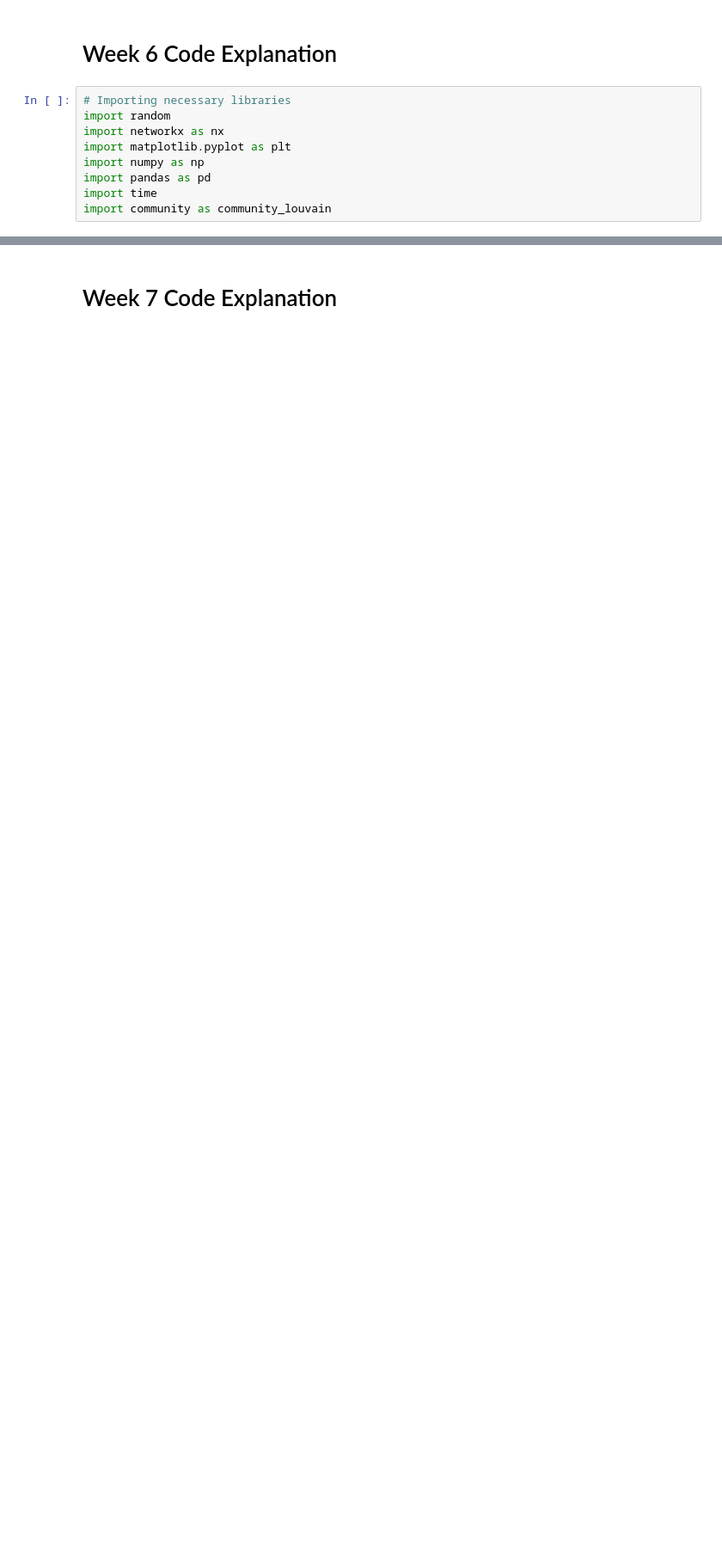
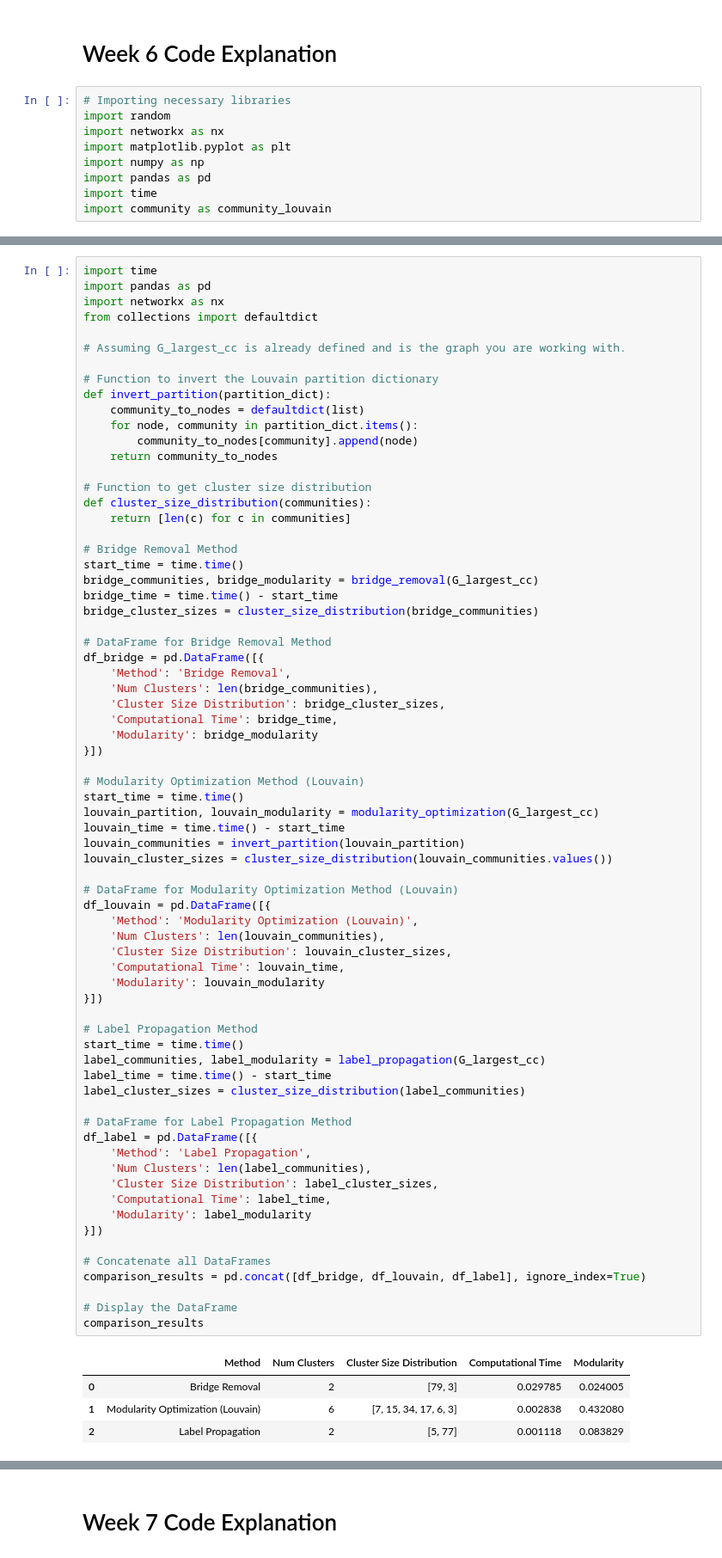
Before and after one commit to acagnucci/Social-Network-Analysis-Project, a Jupyter notebook: 2ND/EXPLANATIONS/EXPLANATION_WEEK5,6,7.ipynb, the cells around one changed output, grey strips where cells are left out. Shown at 86% size. Cells and saved outputs as stored; diff of their text form; blank space fills up the shorter version.

```diff
--- a/2ND/EXPLANATIONS/EXPLANATION_WEEK5,6,7.ipynb
+++ b/2ND/EXPLANATIONS/EXPLANATION_WEEK5,6,7.ipynb
@@ -402,0 +340,75 @@ nx.write_gexf(G, "network_with_communities.gexf")
+# %%
+import time
+import pandas as pd
+import networkx as nx
+from collections import defaultdict
+
+# Assuming G_largest_cc is already defined and is the graph you are working with.
+
+# Function to invert the Louvain partition dictionary
+def invert_partition(partition_dict):
+    community_to_nodes = defaultdict(list)
+    for node, community in partition_dict.items():
+        community_to_nodes[community].append(node)
+    return community_to_nodes
+
+# Function to get cluster size distribution
+def cluster_size_distribution(communities):
+    return [len(c) for c in communities]
+
+# Bridge Removal Method
+start_time = time.time()
+bridge_communities, bridge_modularity = bridge_removal(G_largest_cc)
+bridge_time = time.time() - start_time
+bridge_cluster_sizes = cluster_size_distribution(bridge_communities)
+
+# DataFrame for Bridge Removal Method
+df_bridge = pd.DataFrame([{
+    'Method': 'Bridge Removal',
+    'Num Clusters': len(bridge_communities),
+    'Cluster Size Distribution': bridge_cluster_sizes,
+    'Computational Time': bridge_time,
+    'Modularity': bridge_modularity
+}])
+
+# Modularity Optimization Method (Louvain)
+start_time = time.time()
+louvain_partition, louvain_modularity = modularity_optimization(G_largest_cc)
+louvain_time = time.time() - start_time
+louvain_communities = invert_partition(louvain_partition)
+louvain_cluster_sizes = cluster_size_distribution(louvain_communities.values())
+
+# DataFrame for Modularity Optimization Method (Louvain)
+df_louvain = pd.DataFrame([{
+    'Method': 'Modularity Optimization (Louvain)',
+    'Num Clusters': len(louvain_communities),
+    'Cluster Size Distribution': louvain_cluster_sizes,
+    'Computational Time': louvain_time,
+    'Modularity': louvain_modularity
+}])
+
+# Label Propagation Method
+start_time = time.time()
+label_communities, label_modularity = label_propagation(G_largest_cc)
+label_time = time.time() - start_time
+label_cluster_sizes = cluster_size_distribution(label_communities)
+
+# DataFrame for Label Propagation Method
+df_label = pd.DataFrame([{
+    'Method': 'Label Propagation',
+    'Num Clusters': len(label_communities),
+    'Cluster Size Distribution': label_cluster_sizes,
+    'Computational Time': label_time,
+    'Modularity': label_modularity
+}])
+
+# Concatenate all DataFrames
+comparison_results = pd.concat([df_bridge, df_louvain, df_label], ignore_index=True)
+
+# Display the DataFrame
+comparison_results
+# %% [output]
+|  | Method | Num Clusters | Cluster Size Distribution | Computational Time | Modularity |
+| 0 | Bridge Removal | 2 | [79, 3] | 0.029785 | 0.024005 |
+| 1 | Modularity Optimization (Louvain) | 6 | [7, 15, 34, 17, 6, 3] | 0.002838 | 0.432080 |
+| 2 | Label Propagation | 2 | [5, 77] | 0.001118 | 0.083829 |
```
Also changed, not shown: parts of 29 cells of this notebook.
